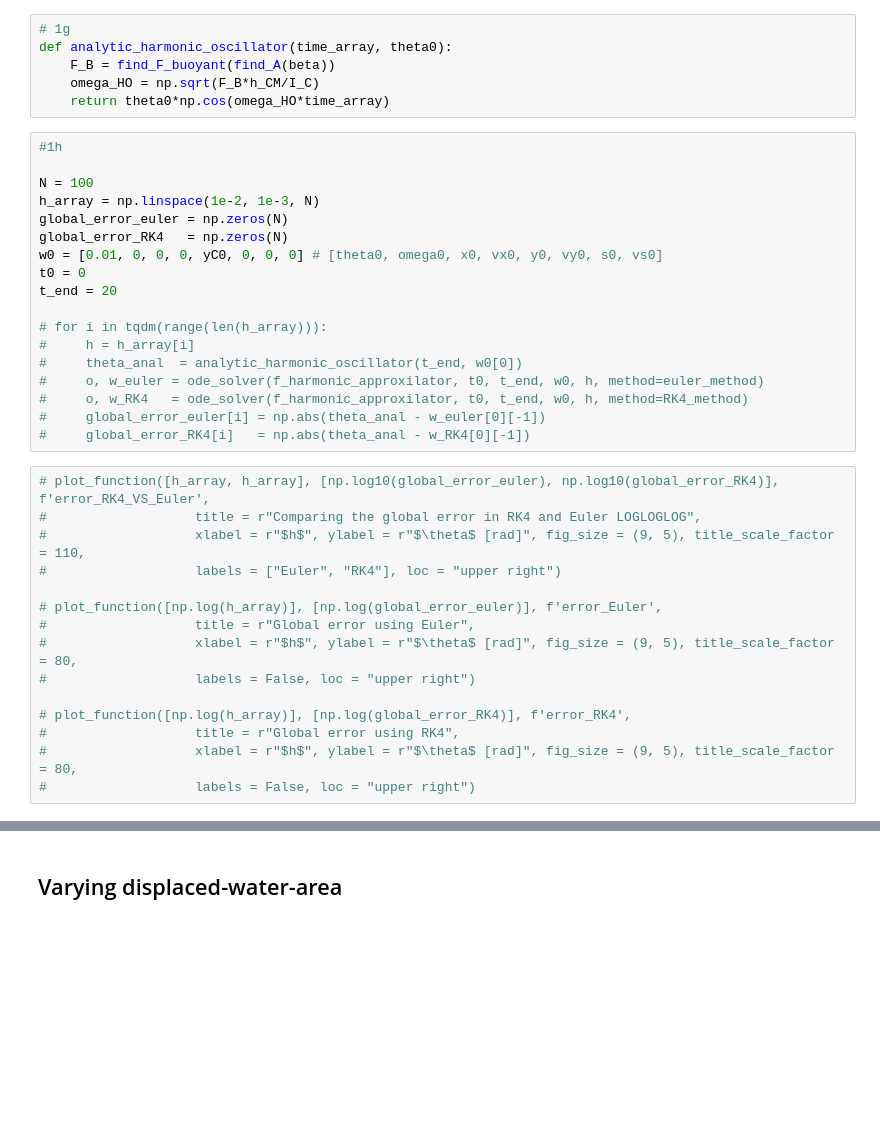
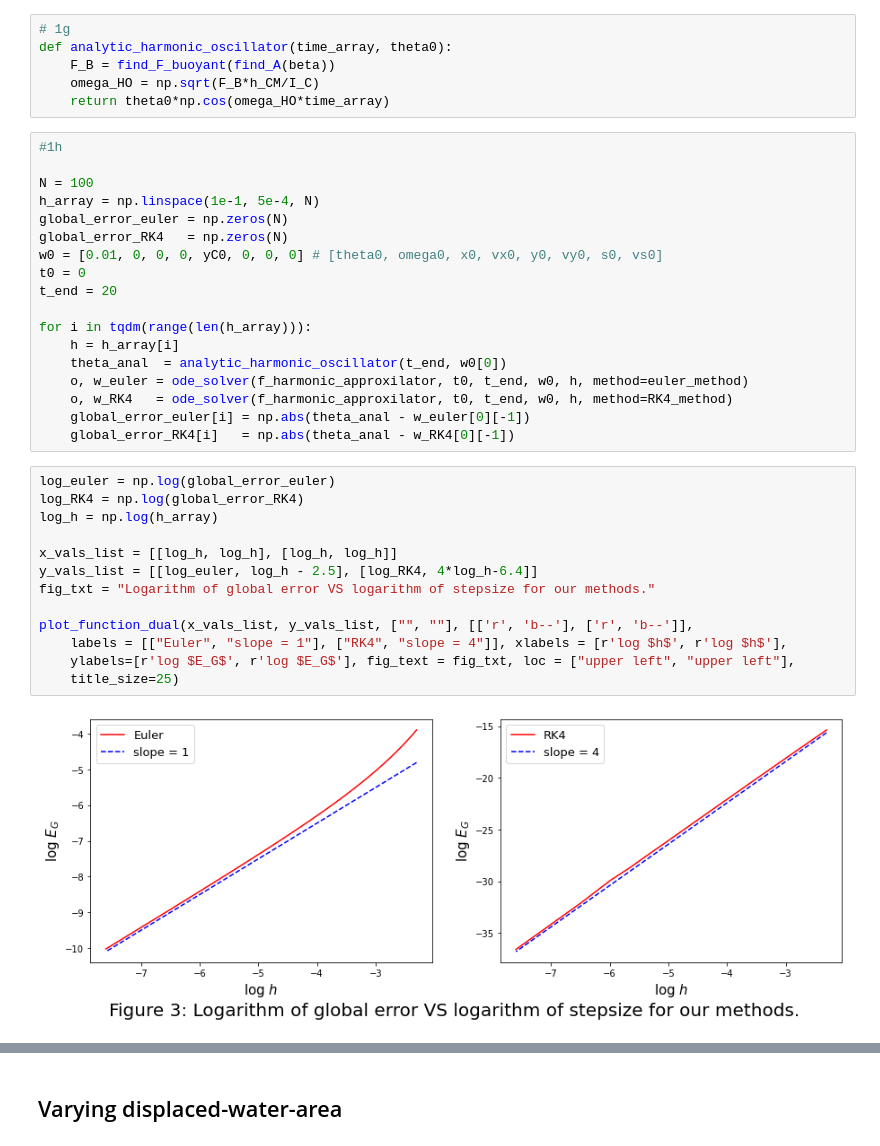
Before and after one commit to Trond01/TMA4320_prosjekt_2, a Jupyter notebook: prosjekt2.ipynb, the cells around one changed output, grey strips where cells are left out. Drawn from its saved outputs; the diff is of its cells as text; blank space fills up the shorter version.

```diff
--- a/prosjekt2.ipynb
+++ b/prosjekt2.ipynb
@@ -678,34 +741,34 @@ def analytic_harmonic_oscillator(time_array, theta0):
 #1h
 
 N = 100
-h_array = np.linspace(1e-2, 1e-3, N)
+h_array = np.linspace(1e-1, 5e-4, N)
 global_error_euler = np.zeros(N)
 global_error_RK4   = np.zeros(N)
 w0 = [0.01, 0, 0, 0, yC0, 0, 0, 0] # [theta0, omega0, x0, vx0, y0, vy0, s0, vs0]
 t0 = 0
 t_end = 20
 
-# for i in tqdm(range(len(h_array))):
-#     h = h_array[i]
-#     theta_anal  = analytic_harmonic_oscillator(t_end, w0[0])
-#     o, w_euler = ode_solver(f_harmonic_approxilator, t0, t_end, w0, h, method=euler_method)
-#     o, w_RK4   = ode_solver(f_harmonic_approxilator, t0, t_end, w0, h, method=RK4_method)
-#     global_error_euler[i] = np.abs(theta_anal - w_euler[0][-1])
-#     global_error_RK4[i]   = np.abs(theta_anal - w_RK4[0][-1])
+for i in tqdm(range(len(h_array))):
+    h = h_array[i]
+    theta_anal  = analytic_harmonic_oscillator(t_end, w0[0])
+    o, w_euler = ode_solver(f_harmonic_approxilator, t0, t_end, w0, h, method=euler_method)
+    o, w_RK4   = ode_solver(f_harmonic_approxilator, t0, t_end, w0, h, method=RK4_method)
+    global_error_euler[i] = np.abs(theta_anal - w_euler[0][-1])
+    global_error_RK4[i]   = np.abs(theta_anal - w_RK4[0][-1])
 # %%
-# plot_function([h_array, h_array], [np.log10(global_error_euler), np.log10(global_error_RK4)], f'error_RK4_VS_Euler',
-#                   title = r"Comparing the global error in RK4 and Euler LOGLOGLOG",
-#                   xlabel = r"$h$", ylabel = r"$\theta$ [rad]", fig_size = (9, 5), title_scale_factor = 110,
-#                   labels = ["Euler", "RK4"], loc = "upper right")
+log_euler = np.log(global_error_euler)
+log_RK4 = np.log(global_error_RK4)
+log_h = np.log(h_array)
 
-# plot_function([np.log(h_array)], [np.log(global_error_euler)], f'error_Euler',
-#                   title = r"Global error using Euler",
-#                   xlabel = r"$h$", ylabel = r"$\theta$ [rad]", fig_size = (9, 5), title_scale_factor = 80,
-#                   labels = False, loc = "upper right")
+x_vals_list = [[log_h, log_h], [log_h, log_h]]
+y_vals_list = [[log_euler, log_h - 2.5], [log_RK4, 4*log_h-6.4]]
+fig_txt = "Logarithm of global error VS logarithm of stepsize for our methods."
 
-# plot_function([np.log(h_array)], [np.log(global_error_RK4)], f'error_RK4',
-#                   title = r"Global error using RK4",
-#                   xlabel = r"$h$", ylabel = r"$\theta$ [rad]", fig_size = (9, 5), title_scale_factor = 80,
-#                   labels = False, loc = "upper right")
+plot_function_dual(x_vals_list, y_vals_list, ["", ""], [['r', 'b--'], ['r', 'b--']],
+    labels = [["Euler", "slope = 1"], ["RK4", "slope = 4"]], xlabels = [r'log $h$', r'log $h$'],
+    ylabels=[r'log $E_G$', r'log $E_G$'], fig_text = fig_txt, loc = ["upper left", "upper left"],
+    title_size=25)
+# %% [output]
+[figure, added]
 # %% [markdown]
 **VI MÅ SE PÅ ØVINGA DER MAN FINNER ORDEN GRAFISK...**
```
Also changed, not shown: parts of 24 cells of this notebook, 4 other files.
